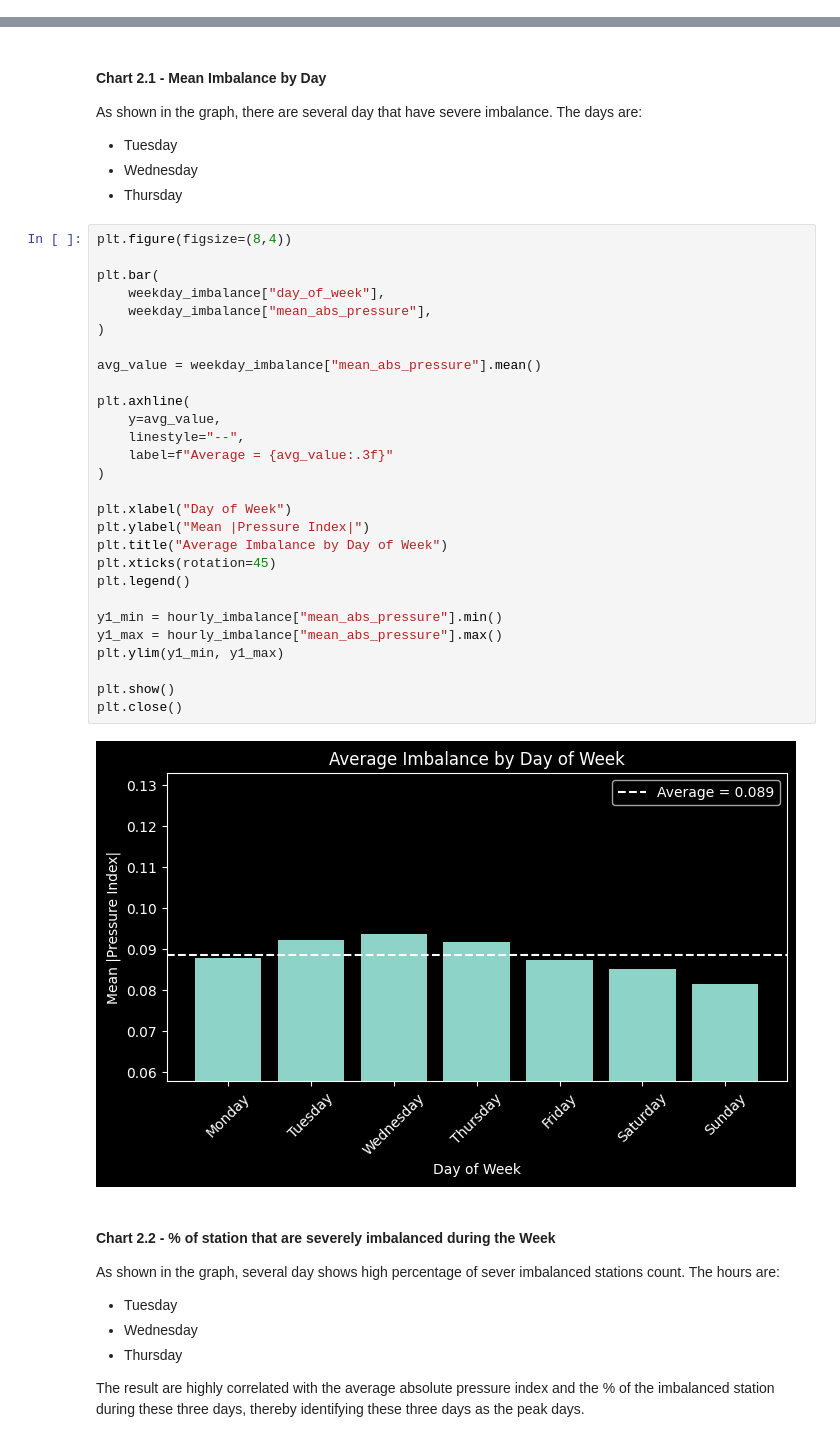
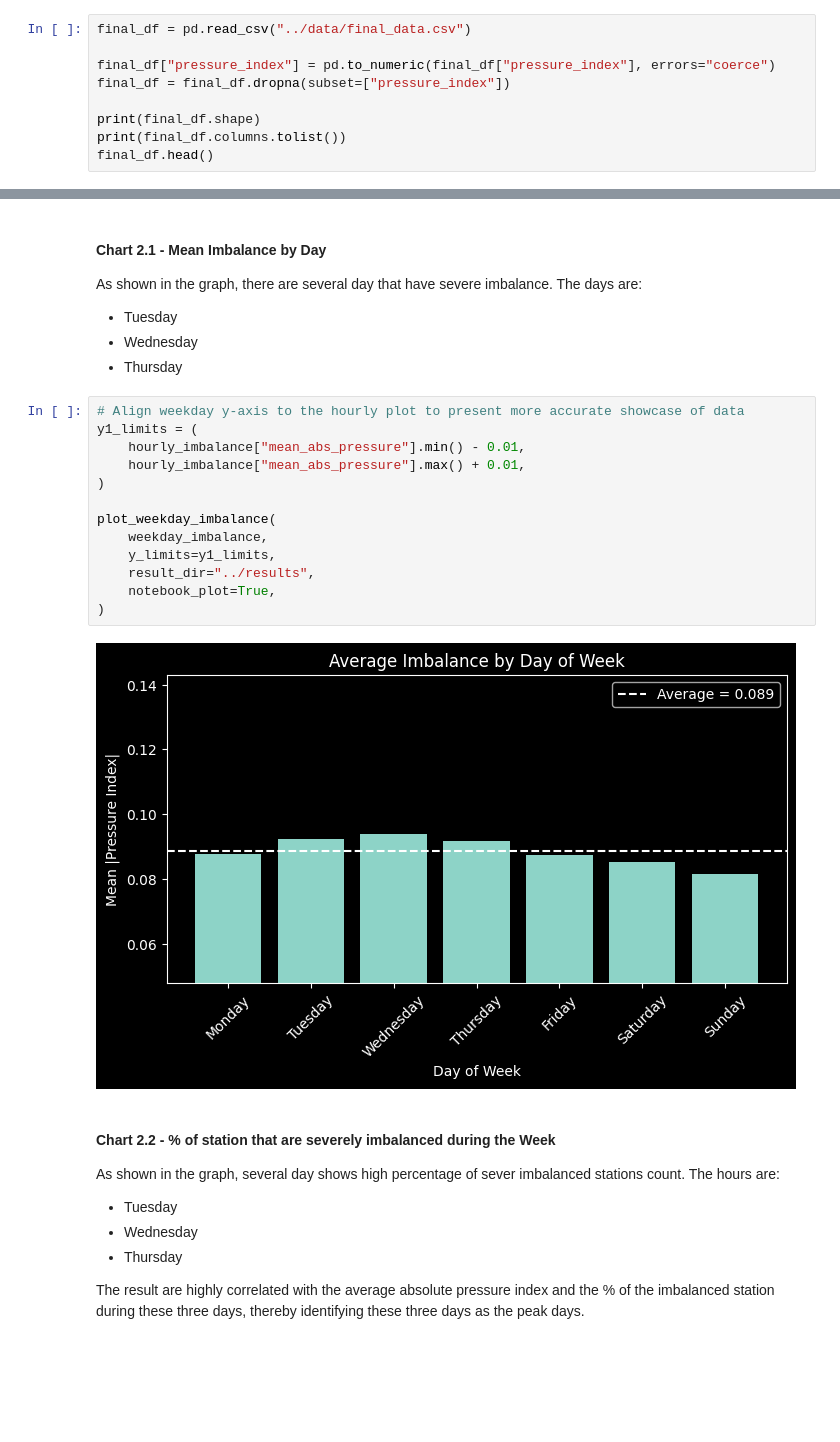
Before and after one commit to NicoleJin03/dsci510_spring2026_final_project, a Jupyter notebook: src/results.ipynb, the cells around one changed output, grey strips where cells are left out. Cells and saved outputs as stored; diff of their text form; blank space fills up the shorter version.

```diff
--- a/src/results.ipynb
+++ b/src/results.ipynb
@@ -19,0 +20,9 @@ final_df.head()
+# %%
+final_df = pd.read_csv("../data/final_data.csv")
+
+final_df["pressure_index"] = pd.to_numeric(final_df["pressure_index"], errors="coerce")
+final_df = final_df.dropna(subset=["pressure_index"])
+
+print(final_df.shape)
+print(final_df.columns.tolist())
+final_df.head()
@@ -128,35 +94,20 @@ As shown in the graph, there are several day that have severe imbalance. The day
 - Wednesday
 - Thursday
 # %%
-plt.figure(figsize=(8,4))
-
-plt.bar(
-    weekday_imbalance["day_of_week"],
-    weekday_imbalance["mean_abs_pressure"],
+# Align weekday y-axis to the hourly plot to present more accurate showcase of data
+y1_limits = (
+    hourly_imbalance["mean_abs_pressure"].min() - 0.01,
+    hourly_imbalance["mean_abs_pressure"].max() + 0.01,
 )
 
-avg_value = weekday_imbalance["mean_abs_pressure"].mean()
-
-plt.axhline(
-    y=avg_value,
-    linestyle="--",
-    label=f"Average = {avg_value:.3f}"
+plot_weekday_imbalance(
+    weekday_imbalance,
+    y_limits=y1_limits,
+    result_dir="../results",
+    notebook_plot=True,
 )
-
-plt.xlabel("Day of Week")
-plt.ylabel("Mean |Pressure Index|")
-plt.title("Average Imbalance by Day of Week")
-plt.xticks(rotation=45)
-plt.legend()
-
-y1_min = hourly_imbalance["mean_abs_pressure"].min()
-y1_max = hourly_imbalance["mean_abs_pressure"].max()
-plt.ylim(y1_min, y1_max)
-
-plt.show()
-plt.close()
 # %% [output]
-[figure, old version]
+[figure, new version]
 # %% [markdown]
 #### Chart 2.2 - % of station that are severely imbalanced during the Week
 As shown in the graph, several day shows high percentage of sever imbalanced stations count. The hours are:
```
Also changed, not shown: parts of 34 cells of this notebook, 5 other files.
